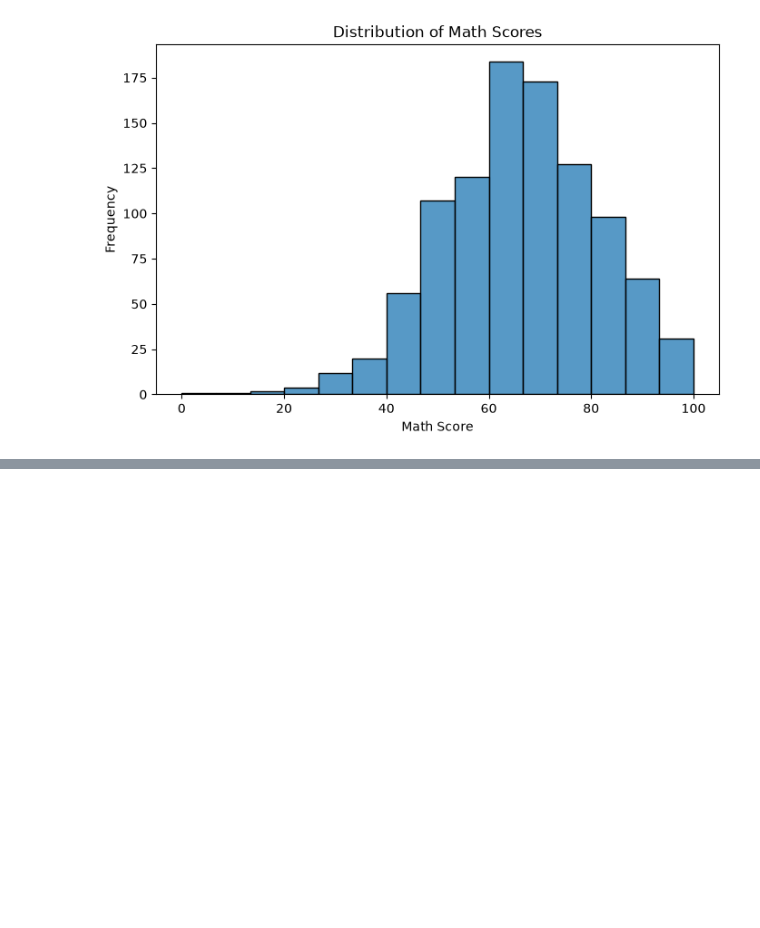
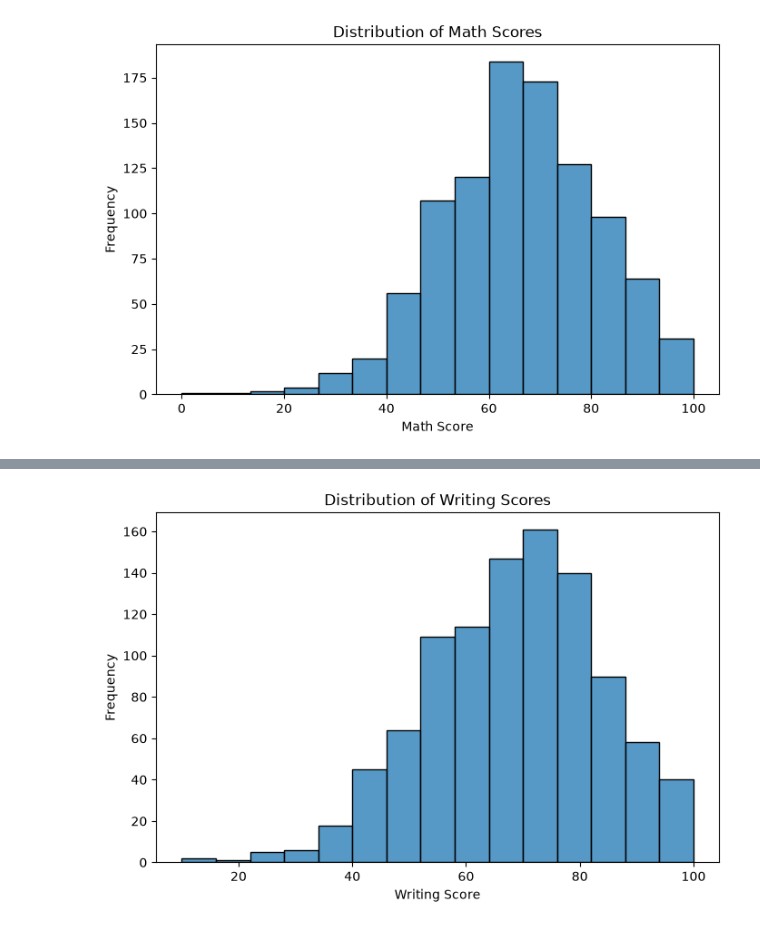
Before and after one commit to heydhwani/Assignment_1, a Jupyter notebook: notebooks/student_analysis.ipynb, the cells around one changed output, grey strips where cells are left out. Drawn from its saved outputs; the diff is of its cells as text; code cells hidden in the pictures; blank space fills up the shorter version.

```diff
--- a/notebooks/student_analysis.ipynb
+++ b/notebooks/student_analysis.ipynb
@@ -151,0 +164,12 @@ plt.show()
+# %%
+plt.figure(figsize=(8, 5))
+
+sns.histplot(df["writing_score"], bins=15)
+
+plt.title("Distribution of Writing Scores")
+plt.xlabel("Writing Score")
+plt.ylabel("Frequency")
+
+plt.show()
+# %% [output]
+[figure, added]
```
Also changed, not shown: parts of 3 cells of this notebook.
